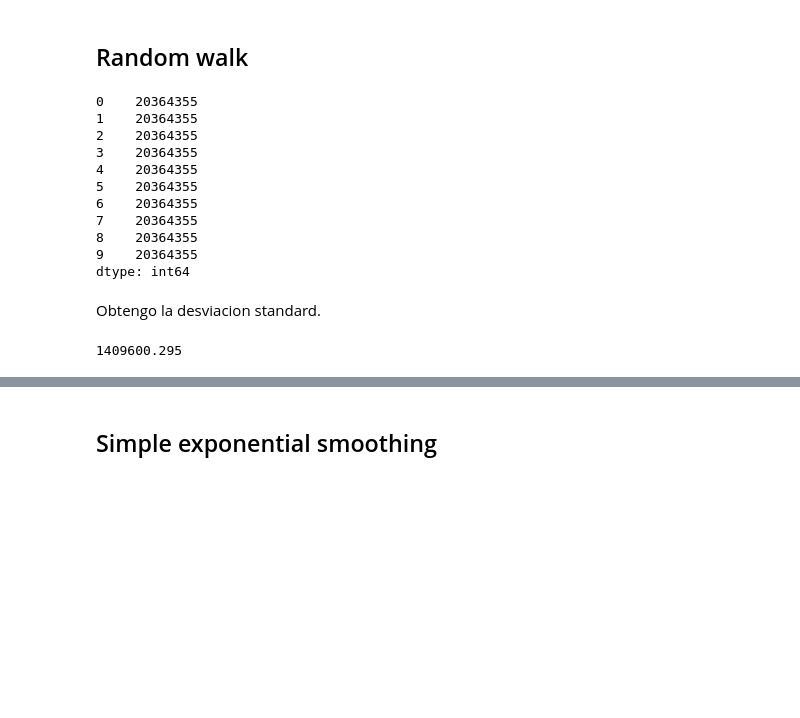
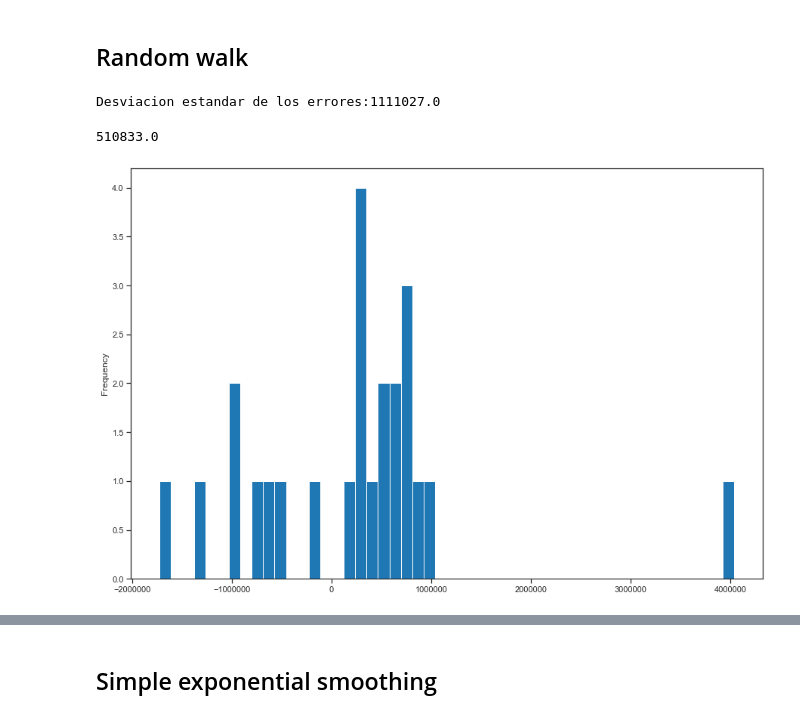
Before and after one commit to manquius/seriesTemporalesOptativa, a Jupyter notebook: Lab 1.ipynb, the cells around one changed output, grey strips where cells are left out. Cells and saved outputs as stored; diff of their text form; code cells hidden in the pictures; blank space fills up the shorter version.

```diff
--- a/Lab 1.ipynb
+++ b/Lab 1.ipynb
@@ -82,26 +88,2 @@ Name: Total de minutos salientes (miles), dtype: float64
 # %% [markdown]
 ## Random walk
-# %%
-h=10
-pred=pd.Series(np.repeat(y.iloc[-1], h))
-pred
-# %% [output]
-0    20364355
-1    20364355
-2    20364355
-3    20364355
-4    20364355
-5    20364355
-6    20364355
-7    20364355
-8    20364355
-9    20364355
-dtype: int64
-# %% [markdown]
-Obtengo la desviacion standard.
-# %%
-resid=y-y.shift(1)
-sigma = resid.std()
-round(sigma,3)
-# %% [output]
-1409600.295
@@ -107,0 +98,16 @@ round(sigma,3)
+# %%
+resid1=y1-y1.shift(1)
+sigma1 = resid1.std()
+print("Desviacion estandar de los errores:" + str(round(sigma1,0)))
+# %% [output]
+Desviacion estandar de los errores:1111027.0
+# %%
+resid2=y2-y2.shift(1)
+sigma2 = resid2.std()
+round(sigma2,0)
+# %% [output]
+510833.0
+# %%
+resid1.plot.hist(bins=50);
+# %% [output]
+[figure, added]
```
Also changed, not shown: parts of 80 cells of this notebook, 3 other files.
